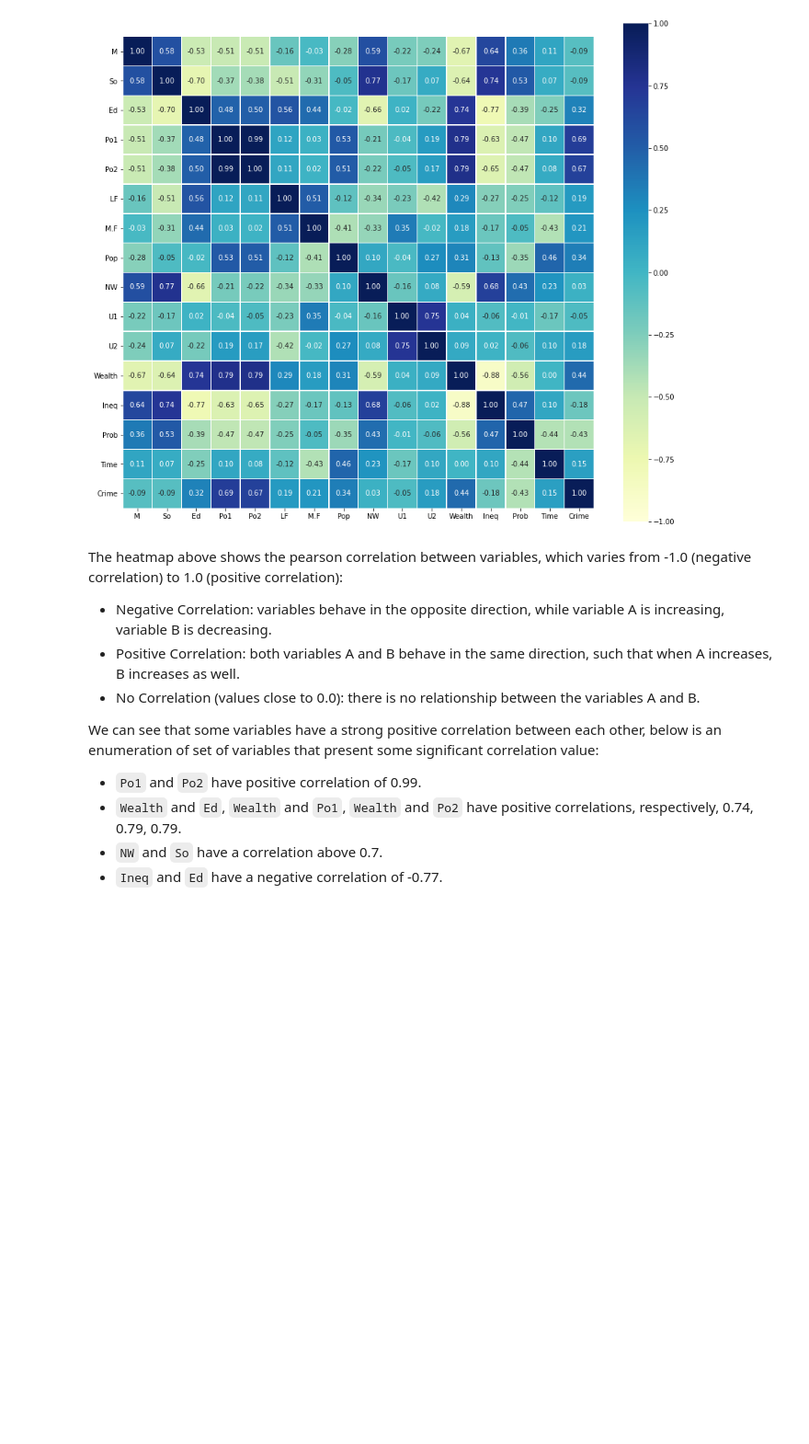
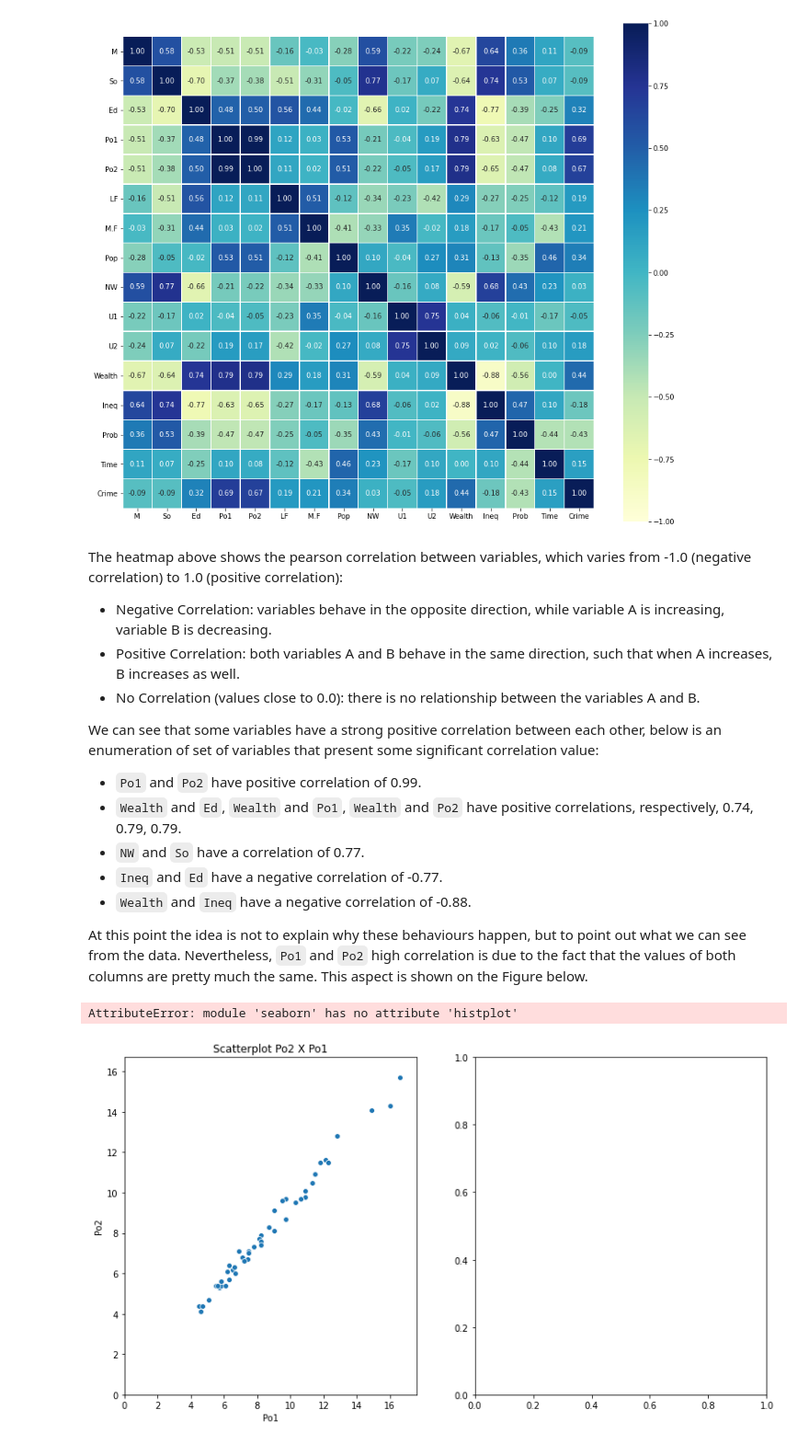
Before and after one commit to artchiaver/uscrime, a Jupyter notebook: notebook/effect_of_punishment_regimes.ipynb, the cells around one changed output. Shown at 92% size. Cells and saved outputs as stored; diff of their text form; code cells hidden in the pictures; blank space fills up the shorter version.

```diff
--- a/notebook/effect_of_punishment_regimes.ipynb
+++ b/notebook/effect_of_punishment_regimes.ipynb
@@ -144,5 +145,31 @@ The heatmap above shows the pearson correlation between variables, which varies
 We can see that some variables have a strong positive correlation between each other, below is an enumeration of set of variables that present some significant correlation value:
 - `Po1` and `Po2` have positive correlation of 0.99.
 - `Wealth` and `Ed`, `Wealth` and `Po1`, `Wealth` and `Po2` have positive correlations, respectively, 0.74, 0.79, 0.79.
-- `NW` and `So` have a correlation above 0.7.
+- `NW` and `So` have a correlation of 0.77.
 - `Ineq` and `Ed` have a negative correlation of -0.77.
+- `Wealth` and `Ineq` have a negative correlation of -0.88.
+
+
+
+At this point the idea is not to explain why these behaviours happen, but to point out what we can see from the data. Nevertheless, `Po1` and `Po2` high correlation is due to the fact that the values of both columns are pretty much the same. This aspect is shown on the Figure below.
+# %%
+xmax = df_crimes['Po1'].max() + 1
+ymax = df_crimes['Po2'].max() + 1
+
+fig = plt.figure(figsize=(13,7))
+gs = mpl.gridspec.GridSpec(1,2, figure=fig)
+
+ax0 = fig.add_subplot(gs[0,0])
+ax0 = sns.scatterplot(x='Po1', y='Po2', data=df_crimes)
+ax0.set_xlim((0, xmax))
+ax0.set_ylim((0, ymax))
+ax0.set_title("Scatterplot Po2 X Po1")
+
+ax1 = fig.add_subplot(gs[0,1])
+ax1 = sns.histplot(x='Po1', data=df_crimes)
+
+
+plt.show()
+# %% [output]
+AttributeError: module 'seaborn' has no attribute 'histplot'
+[figure, added]
```
Also changed, not shown: parts of 6 cells of this notebook.
